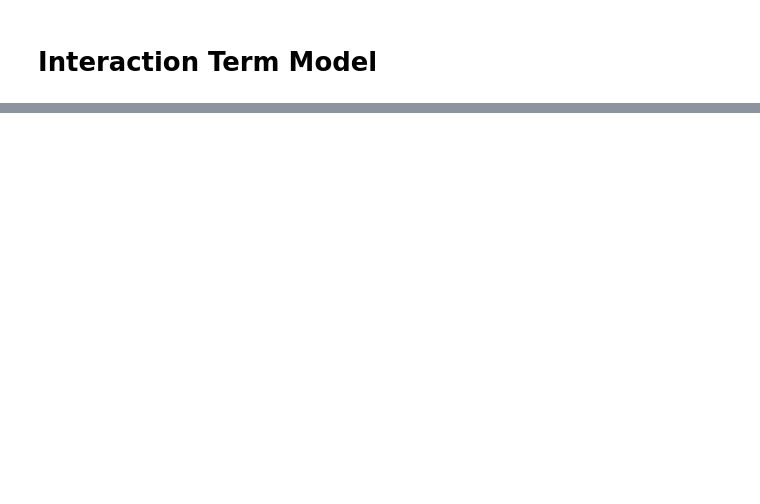
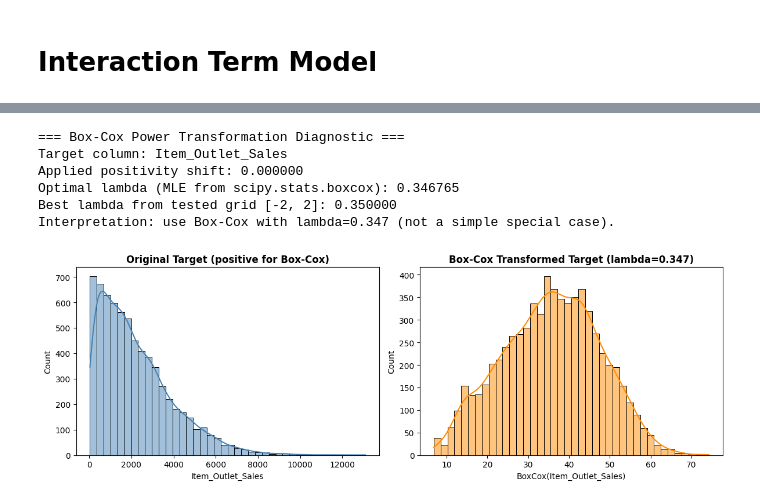
Before and after one commit to baobean/CSC14005-Lab2, a Jupyter notebook: Model/interaction term model.ipynb, the cells around one changed output, grey strips where cells are left out. Saved outputs shown, nothing was run; the diff lists cells and outputs as text; code cells hidden in the pictures; blank space fills up the shorter version.

```diff
--- a/Model/interaction term model.ipynb
+++ b/Model/interaction term model.ipynb
@@ -2,0 +11,62 @@
+# %%
+# 0.0 Box-Cox Power Transformation check
+import numpy as np
+import pandas as pd
+import matplotlib.pyplot as plt
+import seaborn as sns
+from scipy.stats import boxcox, boxcox_llf
+
+boxcox_target = 'Item_Outlet_Sales'
+boxcox_df = pd.read_csv('../data/train_data/train.csv')[[boxcox_target]].dropna().copy()
+boxcox_series = boxcox_df[boxcox_target].astype(float)
+
+# Box-Cox requires strictly positive values; shift only when needed.
+shift_value = 0.0
+if boxcox_series.min() <= 0:
+    shift_value = 1.0 - float(boxcox_series.min())
+
+boxcox_input = boxcox_series + shift_value
+boxcox_transformed, optimal_lambda = boxcox(boxcox_input.values)
+
+# Explicitly evaluate a lambda grid to show that we are testing a range.
+lambda_grid = np.linspace(-2, 2, 161)
+llf_values = [boxcox_llf(lmbda, boxcox_input.values) for lmbda in lambda_grid]
+grid_best_lambda = float(lambda_grid[int(np.argmax(llf_values))])
+
+if np.isclose(optimal_lambda, 1.0, atol=0.15):
+    recommendation = 'lambda is near 1: no transformation is needed.'
+elif np.isclose(optimal_lambda, 0.5, atol=0.15):
+    recommendation = 'lambda is near 0.5: a square-root transformation is recommended.'
+elif np.isclose(optimal_lambda, 0.0, atol=0.15):
+    recommendation = 'lambda is near 0: a log transformation is mathematically optimal.'
+else:
+    recommendation = f'use Box-Cox with lambda={optimal_lambda:.3f} (not a simple special case).'
+
+print('=== Box-Cox Power Transformation Diagnostic ===')
+print(f'Target column: {boxcox_target}')
+print(f'Applied positivity shift: {shift_value:.6f}')
+print(f'Optimal lambda (MLE from scipy.stats.boxcox): {optimal_lambda:.6f}')
+print(f'Best lambda from tested grid [-2, 2]: {grid_best_lambda:.6f}')
+print(f'Interpretation: {recommendation}')
+
+plt.figure(figsize=(12, 4.2))
+plt.subplot(1, 2, 1)
+sns.histplot(boxcox_input, kde=True, bins=40, color='steelblue')
+plt.title('Original Target (positive for Box-Cox)', fontweight='bold')
+plt.xlabel(boxcox_target)
+
+plt.subplot(1, 2, 2)
+sns.histplot(boxcox_transformed, kde=True, bins=40, color='darkorange')
+plt.title(f'Box-Cox Transformed Target (lambda={optimal_lambda:.3f})', fontweight='bold')
+plt.xlabel(f'BoxCox({boxcox_target})')
+
+plt.tight_layout()
+plt.show()
+# %% [output]
+=== Box-Cox Power Transformation Diagnostic ===
+Target column: Item_Outlet_Sales
+Applied positivity shift: 0.000000
+Optimal lambda (MLE from scipy.stats.boxcox): 0.346765
+Best lambda from tested grid [-2, 2]: 0.350000
+Interpretation: use Box-Cox with lambda=0.347 (not a simple special case).
+[figure, added]
```
Also changed, not shown: parts of 24 cells of this notebook.
